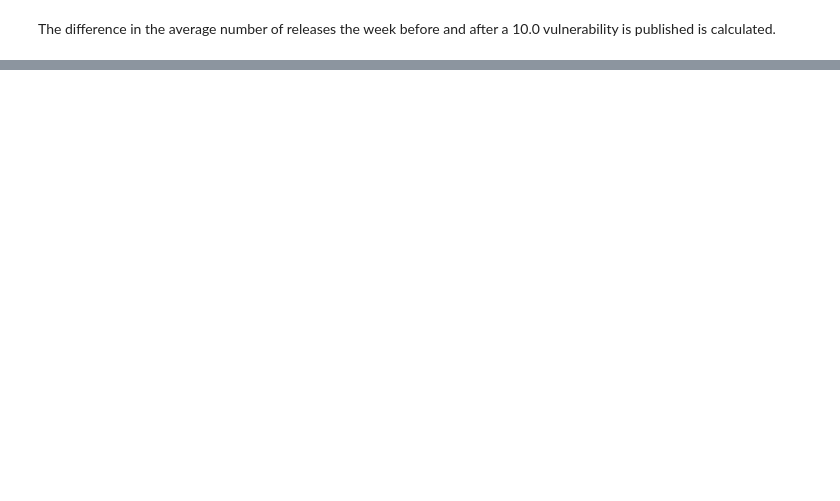
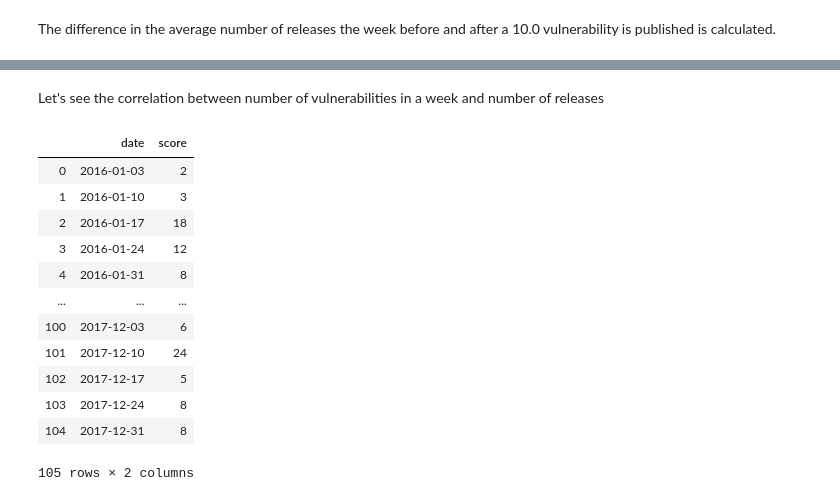
Before and after one commit to UNCG-CSE/Open_Source_Vul_Metrics, a Jupyter notebook: src/3k-python/releases.ipynb, the cells around one changed output, grey strips where cells are left out. Saved outputs shown, nothing was run; the diff lists cells and outputs as text; code cells hidden in the pictures; blank space fills up the shorter version.

```diff
--- a/src/3k-python/releases.ipynb
+++ b/src/3k-python/releases.ipynb
@@ -323,0 +345,19 @@ delta_avg.mean()
+# %% [markdown]
+Let's see the correlation between number of vulnerabilities in a week and number of releases
+# %%
+sev17_w = severe_17.set_index('date').resample('w').count().reset_index()
+sev17_w
+# %% [output]
+|  | date | score |
+| 0 | 2016-01-03 | 2 |
+| 1 | 2016-01-10 | 3 |
+| 2 | 2016-01-17 | 18 |
+| 3 | 2016-01-24 | 12 |
+| 4 | 2016-01-31 | 8 |
+| ... | ... | ... |
+| 100 | 2017-12-03 | 6 |
+| 101 | 2017-12-10 | 24 |
+| 102 | 2017-12-17 | 5 |
+| 103 | 2017-12-24 | 8 |
+| 104 | 2017-12-31 | 8 |
+105 rows × 2 columns
```
Also changed, not shown: parts of 10 cells of this notebook.
